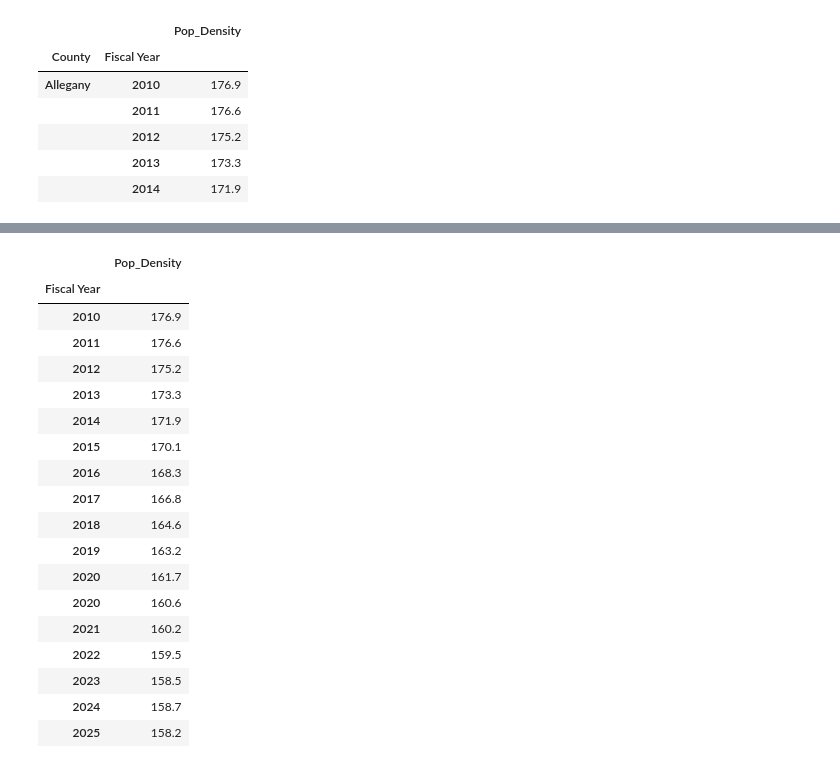
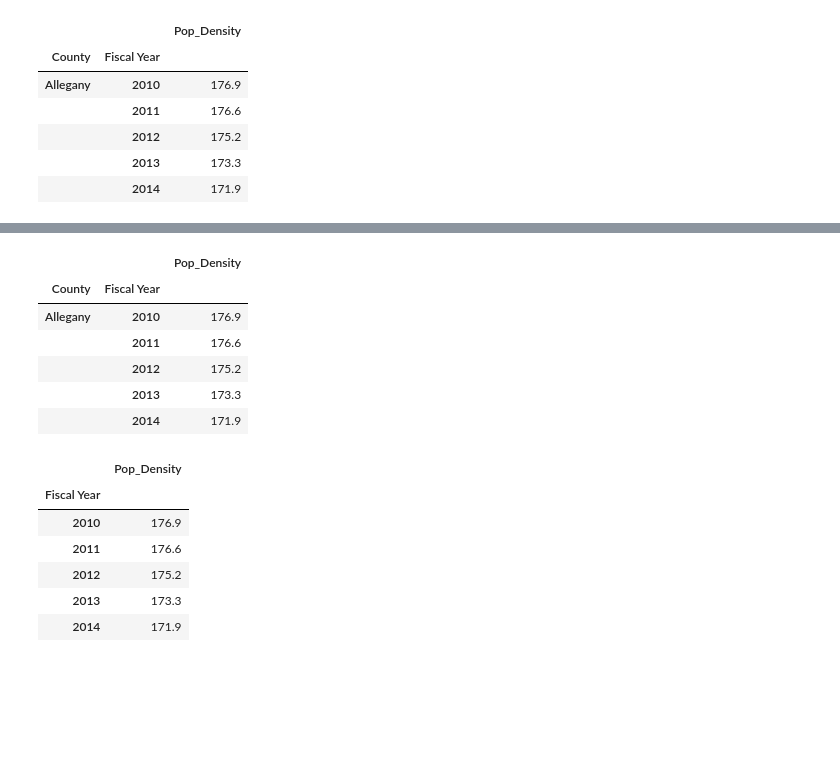
Before and after one commit to TheoExe/Maryland-Housing-Review, a Jupyter notebook: md-popden-to-awards.ipynb, the cells around one changed output, grey strips where cells are left out. Drawn from its saved outputs; the diff is of its cells as text; code cells hidden in the pictures; blank space fills up the shorter version.

```diff
--- a/md-popden-to-awards.ipynb
+++ b/md-popden-to-awards.ipynb
@@ -1,6 +8,11 @@
 # %%
+#import necessary packages
 import pandas as pd
 import matplotlib.pyplot as plt
 import numpy as np
 
-popden = pd.read_csv("[CLEANED] Maryland_Resident_Population_Per_Square_Mile__2010-2024.csv")
+import seaborn as sns
+import matplotlib.pyplot as plt
+
+popden = pd.read_csv("Cleaned Data/[CLEANED] Maryland_Resident_Population_Per_Square_Mile__2010-2024.csv")
+awards = pd.read_csv("Cleaned Data/[CLEANED] Maryland_Housing_Rehab_Special_Loans_Program_FY_2011-2023.csv")
@@ -109,22 +95,20 @@ popden.head(5)
+# %%
+popden.head(5)
+# %% [output]
+|  |  | Pop_Density |
+| County | Fiscal Year |  |
+| Allegany | 2010 | 176.9 |
+|  | 2011 | 176.6 |
+|  | 2012 | 175.2 |
+|  | 2013 | 173.3 |
+|  | 2014 | 171.9 |
 # %%
-popden.loc['Allegany']
+popden.loc['Allegany'].head(5)
 # %% [output]
 |  | Pop_Density |
 | Fiscal Year |  |
 | 2010 | 176.9 |
 | 2011 | 176.6 |
 | 2012 | 175.2 |
 | 2013 | 173.3 |
 | 2014 | 171.9 |
-| 2015 | 170.1 |
-| 2016 | 168.3 |
-| 2017 | 166.8 |
-| 2018 | 164.6 |
-| 2019 | 163.2 |
-| 2020 | 161.7 |
-| 2020 | 160.6 |
-| 2021 | 160.2 |
-| 2022 | 159.5 |
-| 2023 | 158.5 |
-| 2024 | 158.7 |
-| 2025 | 158.2 |
```
Also changed, not shown: parts of 33 cells of this notebook, 11 other files.
